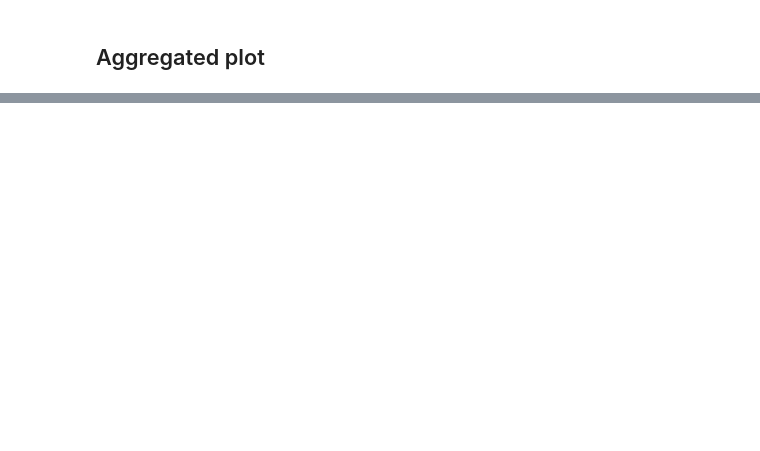
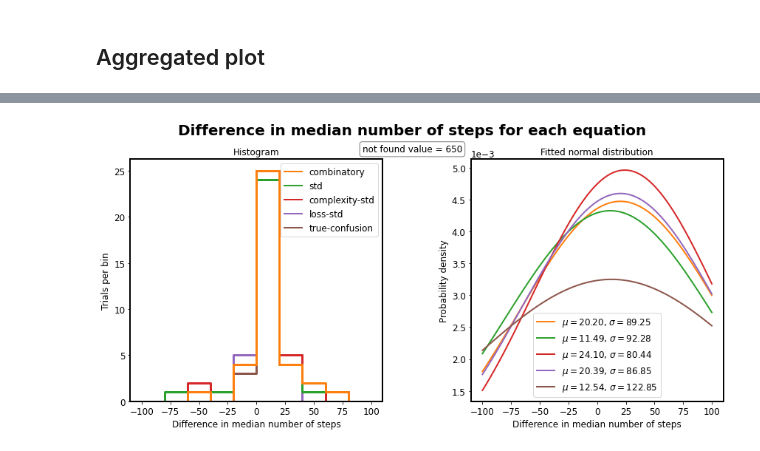
Before and after one commit to FrederikBornemann/SyReAL, a Jupyter notebook: syreal/jobs/jobOrchestration/trials_visualisation.ipynb, the cells around one changed output, grey strips where cells are left out. Saved outputs shown, nothing was run; the diff lists cells and outputs as text; code cells hidden in the pictures; blank space fills up the shorter version.

```diff
--- a/syreal/jobs/jobOrchestration/trials_visualisation.ipynb
+++ b/syreal/jobs/jobOrchestration/trials_visualisation.ipynb
@@ -261,0 +324,75 @@ Error:
+# %%
+
+not_found = 650
+median_difference_df = median_difference(not_found_num = not_found)
+
+# plot the dataframe in a histogram around 0
+fig, ax = plt.subplots(1, 2, figsize=(12, 6))
+
+num = 10
+xmin, xmax = -100, 100
+bins = linspace_with_zero(xmin, xmax, num+1)
+palette = sns.color_palette()[1:6]
+
+algorithms_df = median_difference_df[["combinatory", "std", "complexity-std", "loss-std", "true-confusion"]]
+sns.histplot(data=algorithms_df, ax=ax[0], palette=palette, linewidth=3, element="step", fill=False, bins=bins, legend=True)
+
+for i,algo in enumerate(ALGORITHMS[1:]):
+    # plot the median
+    median = np.nanmean(median_difference_df[algo])
+    #print(f"{algo} median: {median}")
+    #ax[0].axvline(median, color=palette[i], linestyle='--', linewidth=2)
+
+
+# fit normal distribution to every algorithm
+from scipy.stats import norm
+for i, algo in enumerate(ALGORITHMS[1:]):
+    # fit a normal distribution to the data
+    mu, std = norm.fit(median_difference_df[algo])
+    print(f"{algo} mu: {mu}, std: {std}")
+    # plot the pdf
+    x = np.linspace(xmin, xmax, 100)
+    p = norm.pdf(x, mu, std)
+    ax[1].plot(x, p, linewidth=2, label=f"$\\mu = {mu:.2f}$, $\\sigma = {std:.2f}$", color=palette[i])
+
+# add a text box with the mean and std of each algorithm
+# textstr = ""
+
+# for algo in ALGORITHMS[1:]:
+#     textstr += f"{algo} mean: {np.nanmean(median_difference_df[algo]):.2f}, std: {np.nanstd(median_difference_df[algo]):.2f}"
+# props = dict(boxstyle='round', facecolor='white', alpha=0.5, edgecolor="black")
+# ax[1].text(0.05, 0.95, textstr, transform=ax[1].transAxes, fontsize=12,
+#         verticalalignment='top', bbox=props)
+
+
+# title
+fig.suptitle("Difference in median number of steps for each equation", fontsize=20, weight="bold")
+ax[0].set_xlabel("Difference in median number of steps")
+ax[0].set_ylabel("Trials per bin")
+ax[1].set_xlabel("Difference in median number of steps")
+ax[1].set_ylabel("Probability density")
+# set ax[1] to scientific notation
+ax[1].ticklabel_format(axis='y', style='sci', scilimits=(0,0))
+
+# create custom legend
+from matplotlib.lines import Line2D
+custom_lines = [Line2D([0], [0], color=palette[i], lw=2) for i in range(len(ALGORITHMS[1:]))]
+ax[0].legend(custom_lines, ALGORITHMS[1:])
+
+#title
+ax[0].set_title("Histogram")
+ax[1].set_title("Fitted normal distribution")
+
+# add textbox with not found value in the middle of the figure, not ax[0]
+textstr = f"not found value = {not_found}"
+props = dict(boxstyle='round', facecolor='white', alpha=0.5, edgecolor="black")
+ax[1].text(0.5, 0.90, textstr, transform=fig.transFigure, fontsize=12, bbox=props, ha="center", va="center")
+
+# show legend
+ax[1].legend()
+
+
+# show plots
+plt.tight_layout()
+plt.show()
+# %% [output]
@@ -261,0 +405 @@ Error:
+[figure, added]
```
Also changed, not shown: parts of 12 cells of this notebook.
